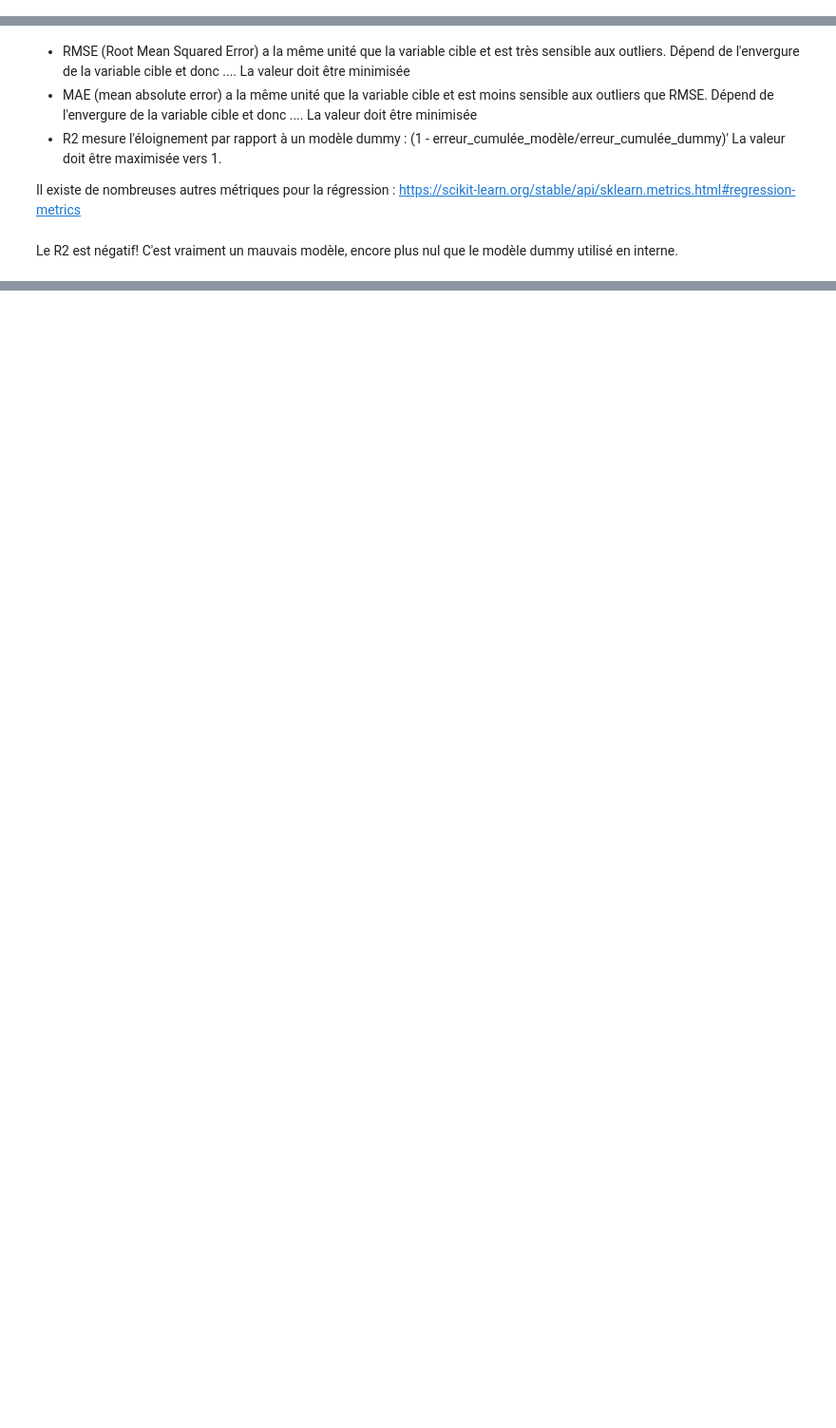
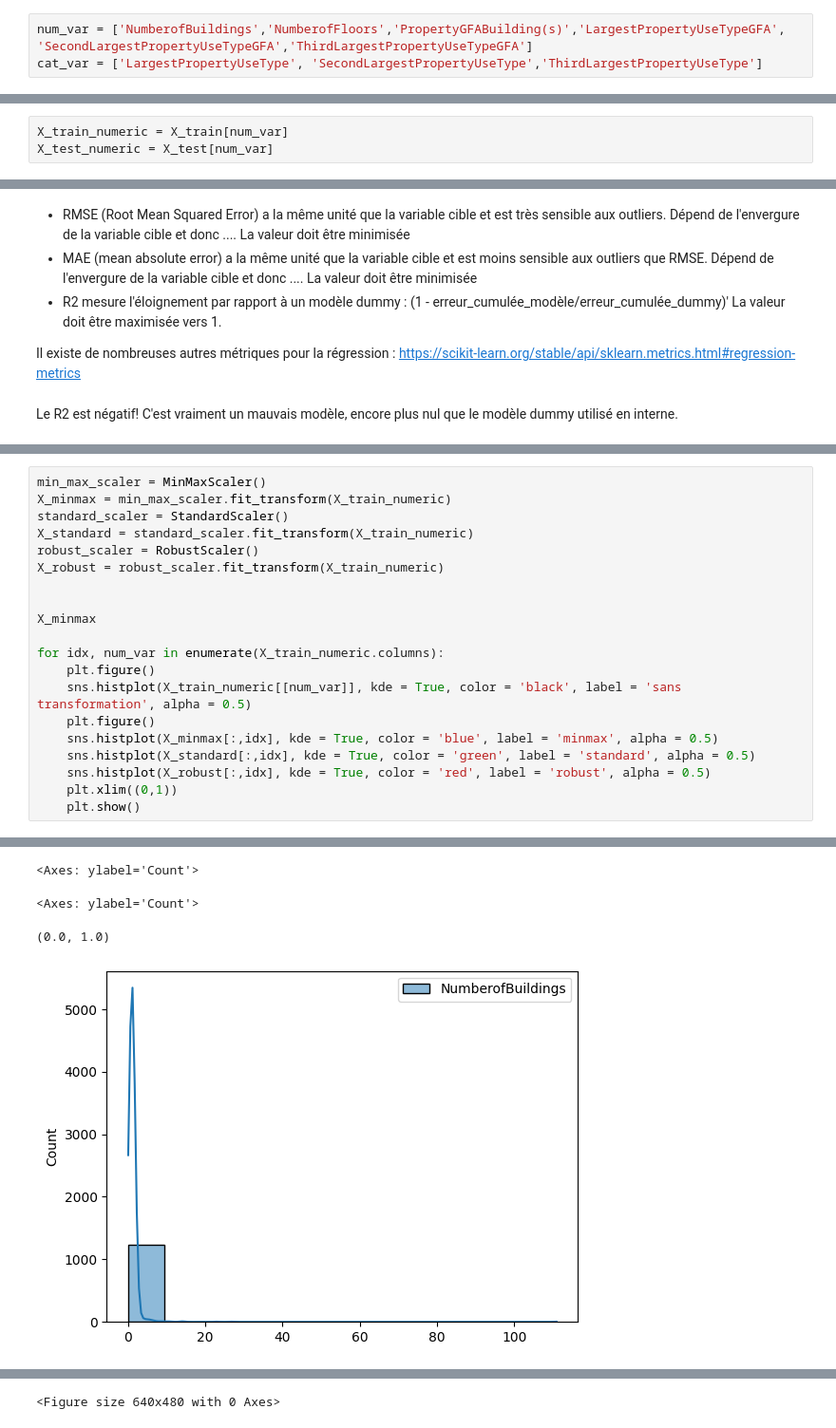
Before and after one commit to Manon-56/OC_P4, a Jupyter notebook: Projet4_notebook.ipynb, the cells around one changed output, grey strips where cells are left out. Shown at 95% size. Cells and saved outputs as stored; diff of their text form; blank space fills up the shorter version.

```diff
--- a/Projet4_notebook.ipynb
+++ b/Projet4_notebook.ipynb
@@ -498,4 +521,7 @@ y = data_EnergyUse[['SiteEnergyUseWN(kBtu)']]
 X_train, X_test, y_train, y_test = train_test_split(X, y, test_size=0.20, random_state=42)
+# %%
+num_var = ['NumberofBuildings','NumberofFloors','PropertyGFABuilding(s)','LargestPropertyUseTypeGFA', 'SecondLargestPropertyUseTypeGFA','ThirdLargestPropertyUseTypeGFA']
+cat_var = ['LargestPropertyUseType', 'SecondLargestPropertyUseType','ThirdLargestPropertyUseType']
 # %%
 y.describe()
 # %% [output]
@@ -516 +544,4 @@ sns.histplot(y)
+# %%
+X_train_numeric = X_train[num_var]
+X_test_numeric = X_test[num_var]
 # %% [markdown]
@@ -561,0 +604,21 @@ X_train_scaled = scaler.fit_transform(X_train)
+# %%
+min_max_scaler = MinMaxScaler()
+X_minmax = min_max_scaler.fit_transform(X_train_numeric)
+standard_scaler = StandardScaler()
+X_standard = standard_scaler.fit_transform(X_train_numeric)
+robust_scaler = RobustScaler()
+X_robust = robust_scaler.fit_transform(X_train_numeric)
+
+
+X_minmax
+
+for idx, num_var in enumerate(X_train_numeric.columns):
+    plt.figure()
+    sns.histplot(X_train_numeric[[num_var]], kde = True, color = 'black', label = 'sans transformation', alpha = 0.5)
+    plt.figure()
+    sns.histplot(X_minmax[:,idx], kde = True, color = 'blue', label = 'minmax', alpha = 0.5)
+    sns.histplot(X_standard[:,idx], kde = True, color = 'green', label = 'standard', alpha = 0.5)
+    sns.histplot(X_robust[:,idx], kde = True, color = 'red', label = 'robust', alpha = 0.5)
+    plt.xlim((0,1))
+    plt.show()
+# %% [output]
@@ -561,0 +642,4 @@ X_train_scaled = scaler.fit_transform(X_train)
+<Axes: ylabel='Count'>
+<Axes: ylabel='Count'>
+(0.0, 1.0)
+[figure, added]
@@ -561,0 +647 @@ X_train_scaled = scaler.fit_transform(X_train)
+<Figure size 640x480 with 0 Axes>
```
Also changed, not shown: parts of 49 cells of this notebook.
